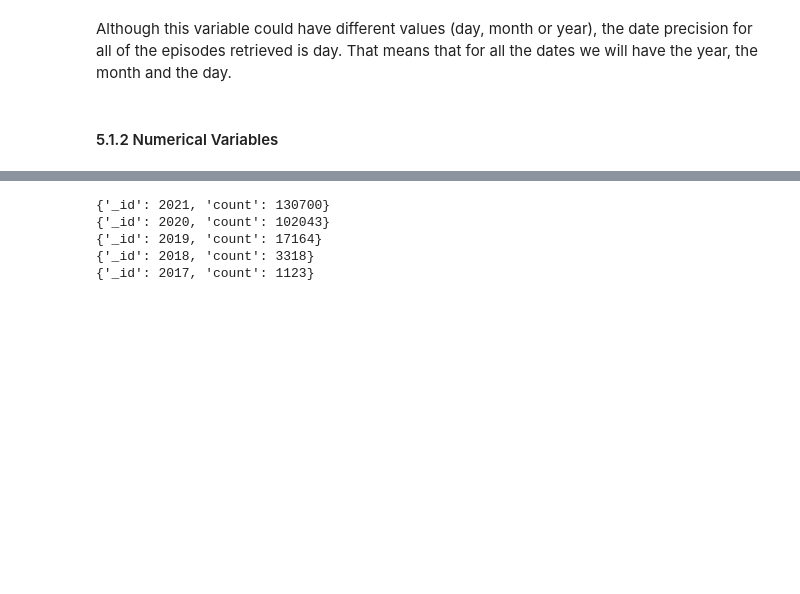
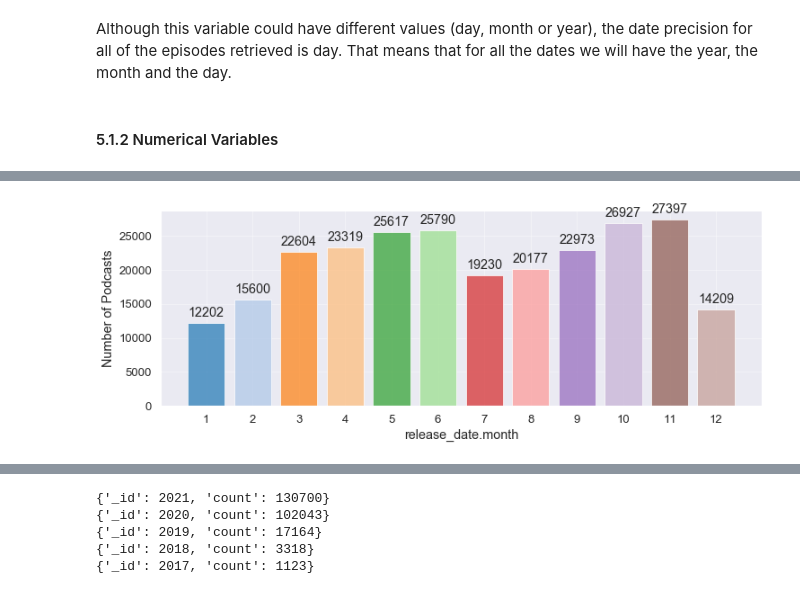
Before and after one commit to xaviercucurull/BDA-Podcasts, a Jupyter notebook: BDA_Final_Project.ipynb, the cells around one changed output, grey strips where cells are left out. Saved outputs shown, nothing was run; the diff lists cells and outputs as text; code cells hidden in the pictures; blank space fills up the shorter version.

```diff
--- a/BDA_Final_Project.ipynb
+++ b/BDA_Final_Project.ipynb
@@ -588,0 +631,5 @@ plot_count_categorical(podcasts_prep, 'release_date.year', yscale='log', annotat
+# %%
+# Release month
+plot_count_discrete(podcasts_prep, 'release_date.month', annotate=True, figsize=(12, 4), sort='labels')
+# %% [output]
+[figure, added]
```
Also changed, not shown: parts of 26 cells of this notebook.
